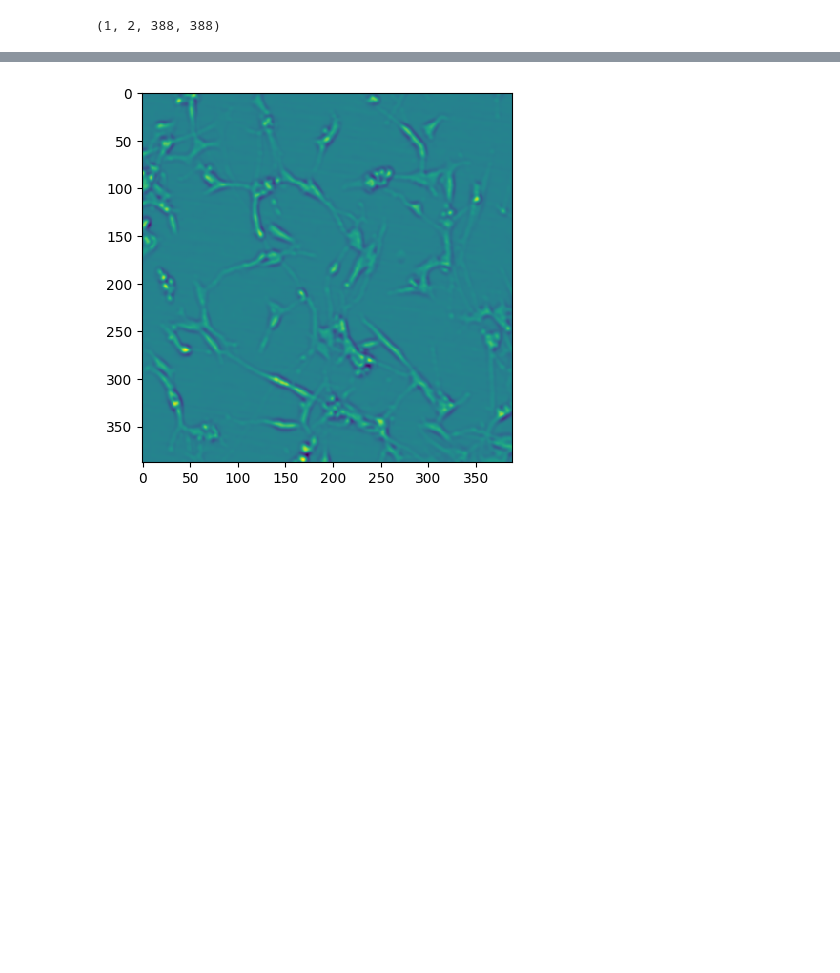
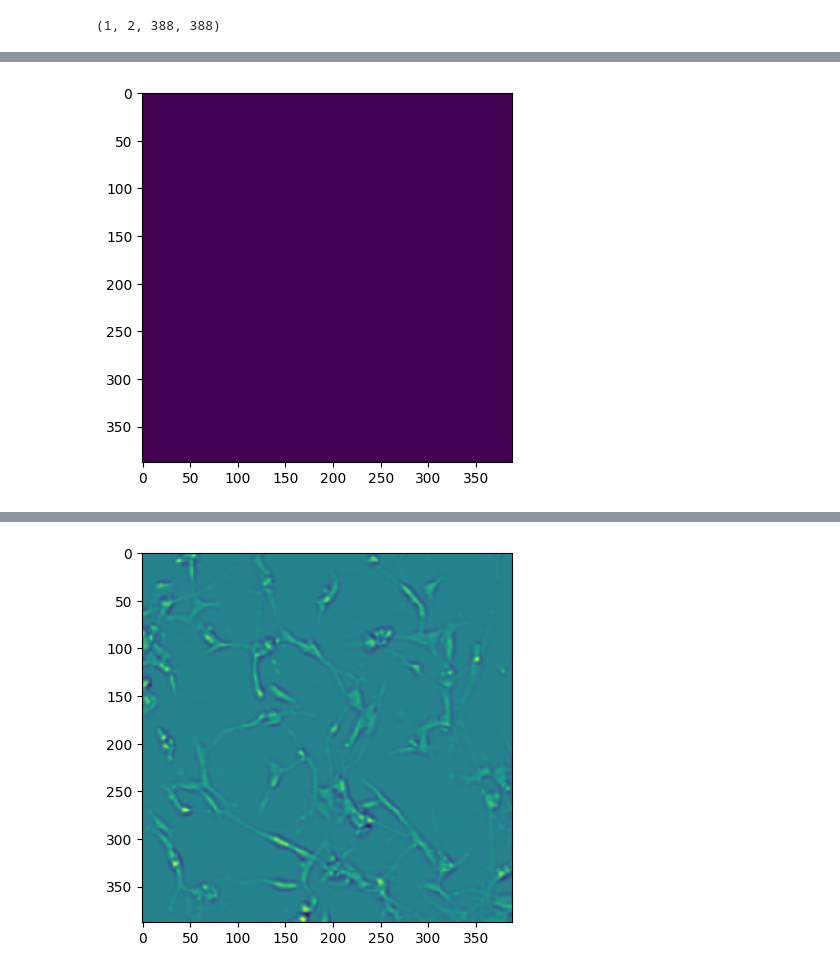
Before and after one commit to gomduribo/SartoriusCellProj, a Jupyter notebook: inference.ipynb, the cells around one changed output, grey strips where cells are left out. Saved outputs shown, nothing was run; the diff lists cells and outputs as text; code cells hidden in the pictures; blank space fills up the shorter version.

```diff
--- a/inference.ipynb
+++ b/inference.ipynb
@@ -236,0 +239,6 @@ array([[[ 1.063138 ,  1.0658056,  1.0654924, ...,  1.0538318,
+# %%
+#inital weight model
+plt.imshow(result_np, interpolation='nearest')
+plt.show()
+# %% [output]
+[figure, added]
```
Also changed, not shown: parts of 13 cells of this notebook, 3 other files.
